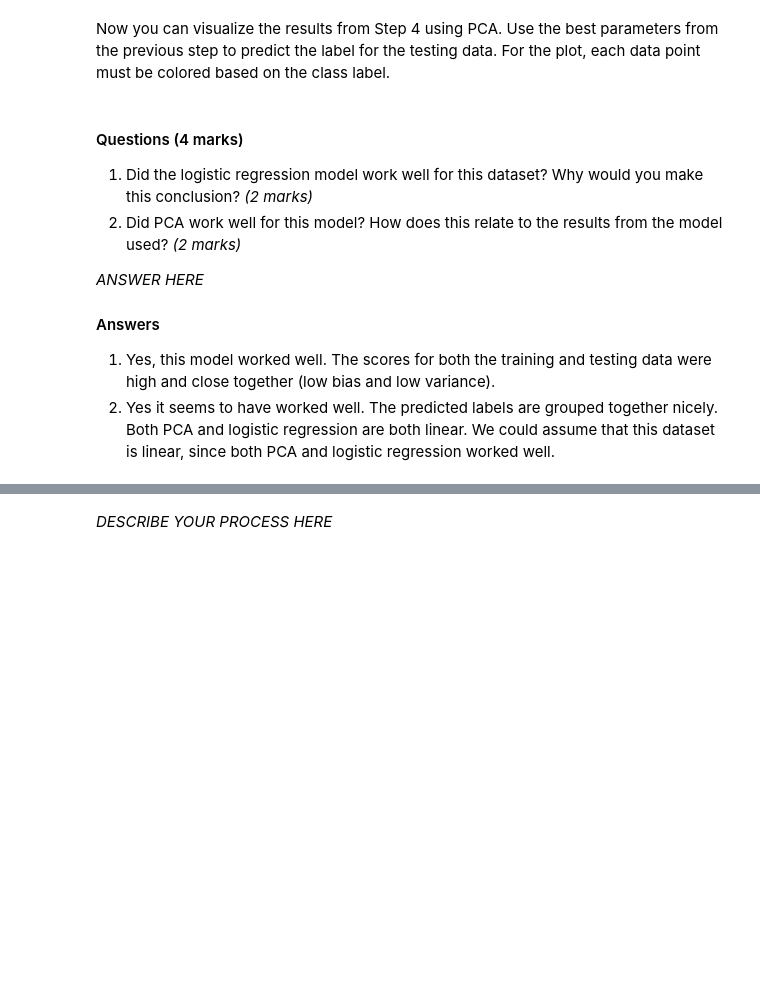
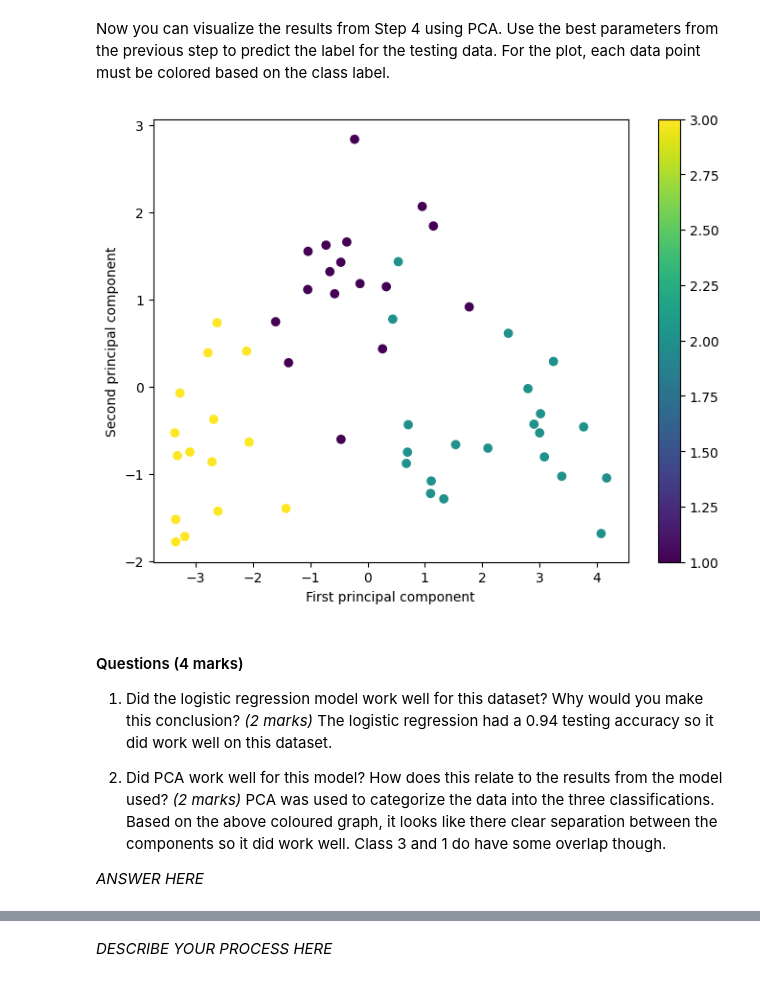
Before and after one commit to nicholasnikolov90/ENSF_611_Assignment5, a Jupyter notebook: Assignment 5.ipynb, the cells around one changed output, grey strips where cells are left out. Cells and saved outputs as stored; diff of their text form; code cells hidden in the pictures; blank space fills up the shorter version.

```diff
--- a/Assignment 5.ipynb
+++ b/Assignment 5.ipynb
@@ -41,12 +111,18 @@ Before we implement the scaler, we need to split the data into training and test
 Now that we have our training data, we can implement our selected scaler.
 # %%
 # TODO: Scale the data
+from sklearn.preprocessing import StandardScaler
+scaler = StandardScaler()
+X_train_scaled = scaler.fit_transform(X_train)
+X_val_scaled = scaler.fit_transform(X_val)
 # %% [markdown]
 ### Step 3: Model Selection (1 mark)
 # %% [markdown]
 The next step is to instantiate our selected model. In this case, we will be using `LogisticRegression()`
 # %%
 # TODO: Instantiate model
+from sklearn.linear_model import LogisticRegression
+l_model = LogisticRegression()
 # %% [markdown]
 ### Step 4: Validation (2 marks)
 # %% [markdown]
@@ -56,3 +132,21 @@ param_grid = {'C': [0.01, 0.1, 1.0, 10.0],
              'fit_intercept': [True, False]}
 # %%
 #TODO: Implement the grid search and print the best parameters, cross-validation score and test score
+from sklearn.model_selection import GridSearchCV, cross_val_score
+from sklearn.pipeline import Pipeline
+
+grid_search = GridSearchCV(l_model, param_grid, cv=5)
+
+#Fit Modedls
+grid_search.fit(X_train_scaled, y_train)
+
+#Find the best parameters
+parameters = grid_search.best_params_
+
+#SCoring metrics
+results = grid_search.cv_results_
+
+#TEST - (From lab 6)
+# Print the results for accuracy and F1
+print("\nTesting score:  ", grid_search.score(X_val_scaled, y_val))
+print("\nThe best parameters found: ", parameters)
@@ -62,6 +160,29 @@ param_grid = {'C': [0.01, 0.1, 1.0, 10.0],
 Now you can visualize the results from Step 4 using PCA. Use the best parameters from the previous step to predict the label for the testing data. For the plot, each data point must be colored based on the class label.
 # %%
 # TODO: Predict y labels using best estimator
+from sklearn.decomposition import PCA
+import matplotlib.pyplot as plt
+import seaborn as sns
+
+#best parameters were C = 10.0, with fit-inetercept = True
+lr = LogisticRegression(C = 10.0, fit_intercept = True).fit(X_train_scaled, y_train)
+y_pred = lr.predict(X_val_scaled)
+
+pca = PCA(2)
+pca_result = pca.fit_transform(X_val_scaled)
+pca_df = pd.DataFrame(data=pca_result, columns=[f'PC{i}' for i in range(1, 3)])
+
+# Visualize the first two principal components
+plt.figure(figsize=(8, 6))
+plt.scatter(pca_result[:, 0], pca_result[:, 1],
+            c=y_val,
+            alpha=1)
+
+plt.xlabel('First principal component')
+plt.ylabel('Second principal component')
+plt.colorbar();
+# %% [output]
+[figure, added]
 # %%
 # TODO: Reduce dimensions of test data for plotting
 # %%
@@ -70,14 +191,13 @@ Now you can visualize the results from Step 4 using PCA. Use the best parameters
 #### Questions (4 marks)
 
 1. Did the logistic regression model work well for this dataset? Why would you make this conclusion? *(2 marks)*
+The logistic regression had a 0.94 testing accuracy so it did work well on this dataset.
+
 1. Did PCA work well for this model? How does this relate to the results from the model used? *(2 marks)*
+PCA was used to categorize the data into the three classifications. Based on the above coloured graph, it looks like there clear separation between the components so it did work well. Class 3 and 1 do have some overlap though.
+
 
 *ANSWER HERE*
-
-#### Answers
-
-1. Yes, this model worked well. The scores for both the training and testing data were high and close together (low bias and low variance).
-1. Yes it seems to have worked well. The predicted labels are grouped together nicely. Both PCA and logistic regression are both linear. We could assume that this dataset is linear, since both PCA and logistic regression worked well.
 # %% [markdown]
 ### Process Description (4 marks)
 Please describe the process you used to create your code. Cite any websites or generative AI tools used. You can use the following questions as guidance:
```
Also changed, not shown: parts of 21 cells of this notebook, 2 other files.
